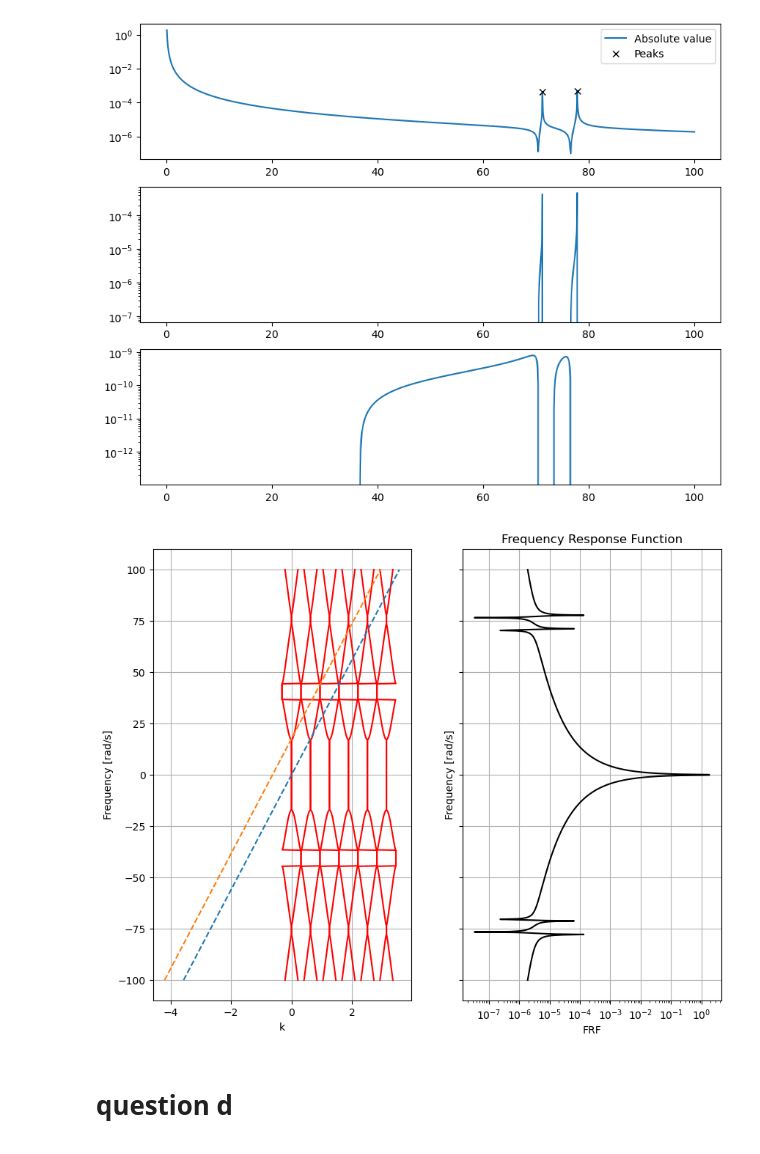
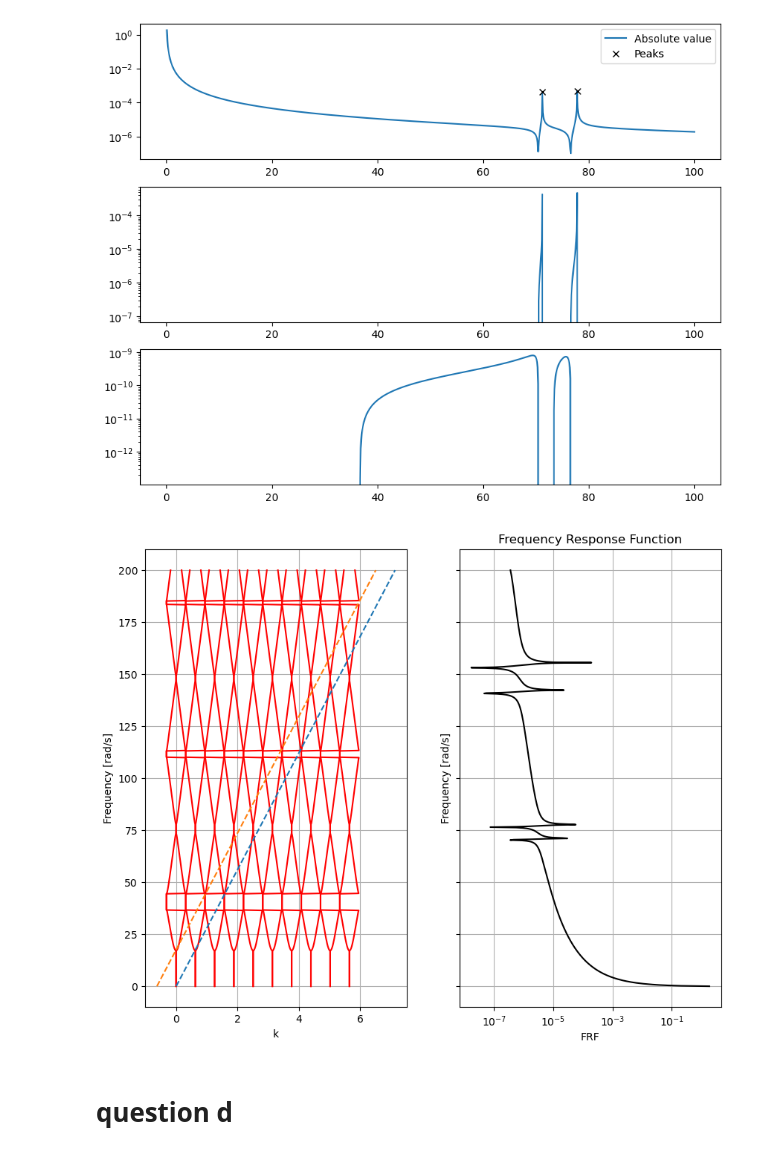
Before and after one commit to Lymone96/CIEM5220-Group2, a Jupyter notebook: 3_ML/question5.ipynb, the cells around one changed output. Cells and saved outputs as stored; diff of their text form; code cells hidden in the pictures.

```diff
--- a/3_ML/question5.ipynb
+++ b/3_ML/question5.ipynb
@@ -276,30 +276,30 @@ print(omega_values[peaks])
 [71.2 77.8]
 [figure]
 # %%
-omega_values = np.linspace(-100, 100, 1000, dtype=complex)
+omega_values = np.linspace(0.1, 200, 1000, dtype=complex)
 kappa_values = omega_values/np.sqrt(15E3/1.1)
 
 
 fig, ax = plt.subplots(1,2, figsize=(10, 8), sharey=True)
 
-for i in range(6):
+for i in range(10):
     ax[0].plot(np.real(k1_lambda(kappa_values))+2*i*np.pi/10, omega_values, 'r', label='k1')
     ax[0].plot(np.real(k2_lambda(kappa_values))+2*i*np.pi/10, omega_values, 'r', label='k2')
 
 ax[0].plot(omega_values/28, omega_values, '--', label='Kinematic Invariant')
 ax[0].plot(omega_values/28 - 2*np.pi/10, omega_values, '--', label='Kinematic Invariant + 2pi/10')
 ax[0].set_xlabel('k')
 ax[0].set_ylabel('Frequency [rad/s]')
 ax[0].grid()
 # ax[0].set_xlim([6,10])
 
 ax[1].semilogx(np.abs(w_hat_lambda(omega_values)), omega_values, 'black', label='FRF');
 ax[1].set_xlabel('FRF')
 ax[1].set_ylabel('Frequency [rad/s]')
 ax[1].set_title('Frequency Response Function')
 ax[1].grid()
 # %% [output]
-[figure, old version]
+[figure, new version]
 # %% [markdown]
 # question d
 # %%
```
Also changed, not shown: parts of 2 cells of this notebook, 3 other files.
